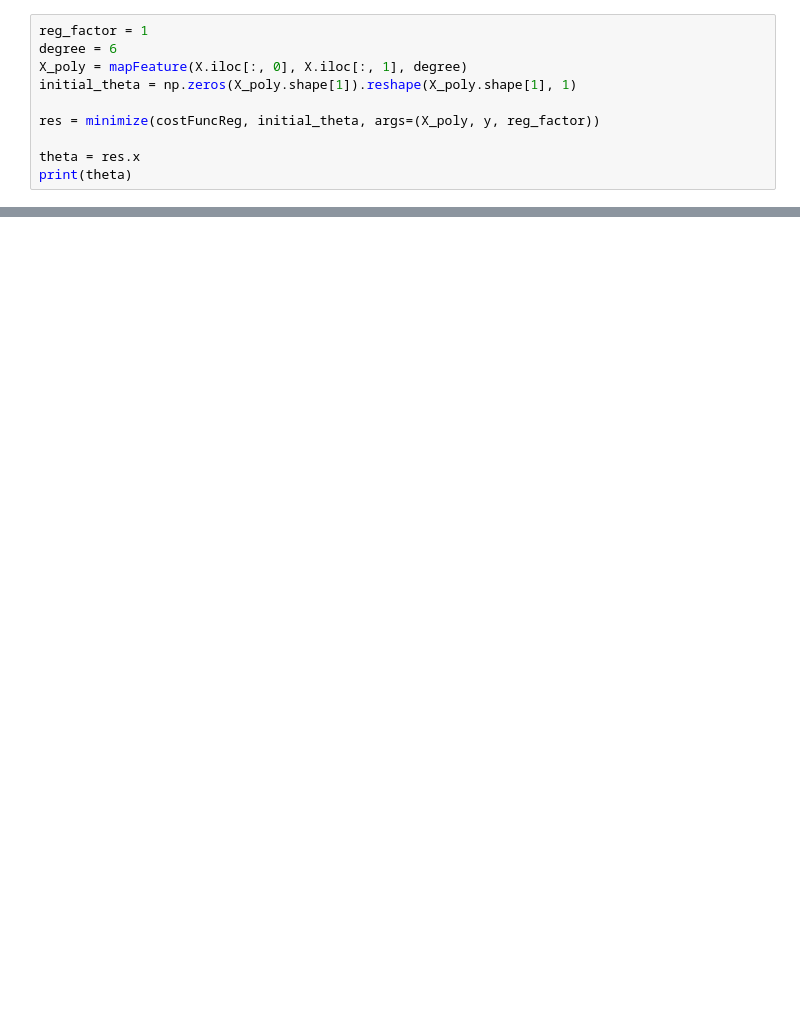
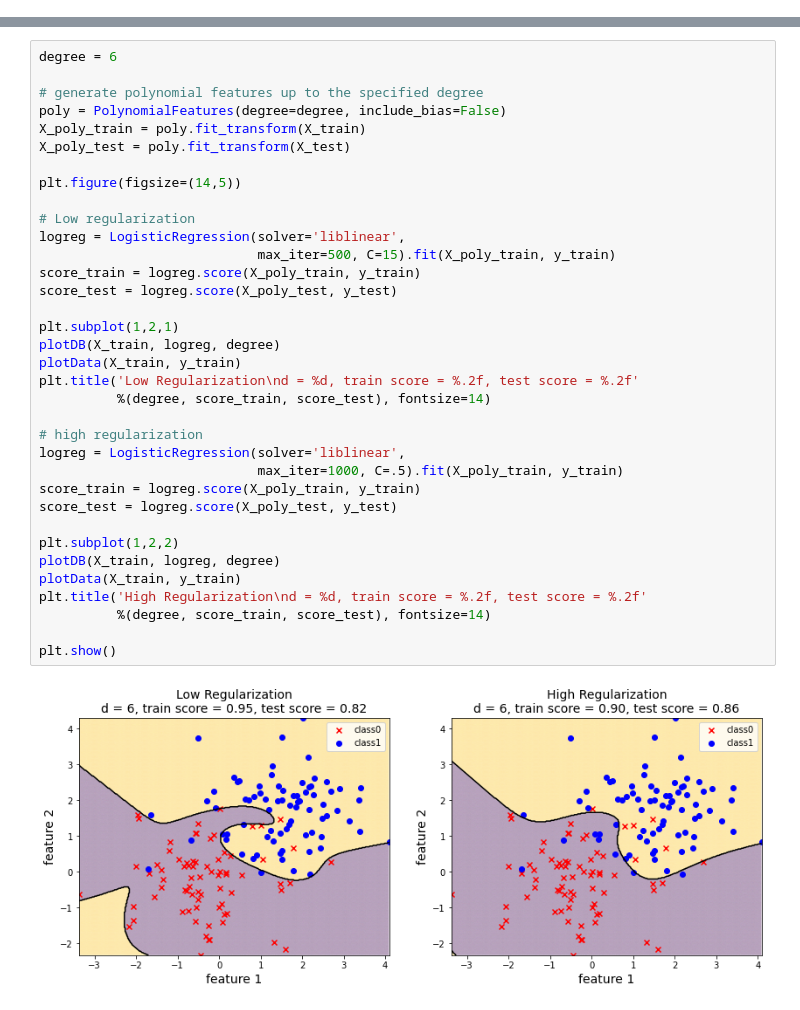
Before and after one commit to Rahdar82/Machine_Learning_2022, a Jupyter notebook: 10_Logistic_Regression_NonLinear.ipynb, the cells around one changed output, grey strips where cells are left out. Drawn from its saved outputs; the diff is of its cells as text; blank space fills up the shorter version.

```diff
--- a/10_Logistic_Regression_NonLinear.ipynb
+++ b/10_Logistic_Regression_NonLinear.ipynb
@@ -277,10 +0,0 @@ def costFuncReg(theta, X, y, reg_factor):
-# %%
-reg_factor = 1
-degree = 6
-X_poly = mapFeature(X.iloc[:, 0], X.iloc[:, 1], degree)
-initial_theta = np.zeros(X_poly.shape[1]).reshape(X_poly.shape[1], 1)
-
-res = minimize(costFuncReg, initial_theta, args=(X_poly, y, reg_factor))
-
-theta = res.x
-print(theta)
@@ -368,0 +150,37 @@ df
+# %%
+degree = 6
+
+# generate polynomial features up to the specified degree
+poly = PolynomialFeatures(degree=degree, include_bias=False)
+X_poly_train = poly.fit_transform(X_train)
+X_poly_test = poly.fit_transform(X_test)
+
+plt.figure(figsize=(14,5))
+
+# Low regularization
+logreg = LogisticRegression(solver='liblinear',
+                            max_iter=500, C=15).fit(X_poly_train, y_train)
+score_train = logreg.score(X_poly_train, y_train)
+score_test = logreg.score(X_poly_test, y_test)
+
+plt.subplot(1,2,1)
+plotDB(X_train, logreg, degree)
+plotData(X_train, y_train)
+plt.title('Low Regularization\nd = %d, train score = %.2f, test score = %.2f'
+          %(degree, score_train, score_test), fontsize=14)
+
+# high regularization
+logreg = LogisticRegression(solver='liblinear',
+                            max_iter=1000, C=.5).fit(X_poly_train, y_train)
+score_train = logreg.score(X_poly_train, y_train)
+score_test = logreg.score(X_poly_test, y_test)
+
+plt.subplot(1,2,2)
+plotDB(X_train, logreg, degree)
+plotData(X_train, y_train)
+plt.title('High Regularization\nd = %d, train score = %.2f, test score = %.2f'
+          %(degree, score_train, score_test), fontsize=14)
+
+plt.show()
+# %% [output]
+[figure, added]
```
Also changed, not shown: parts of 43 cells of this notebook.
